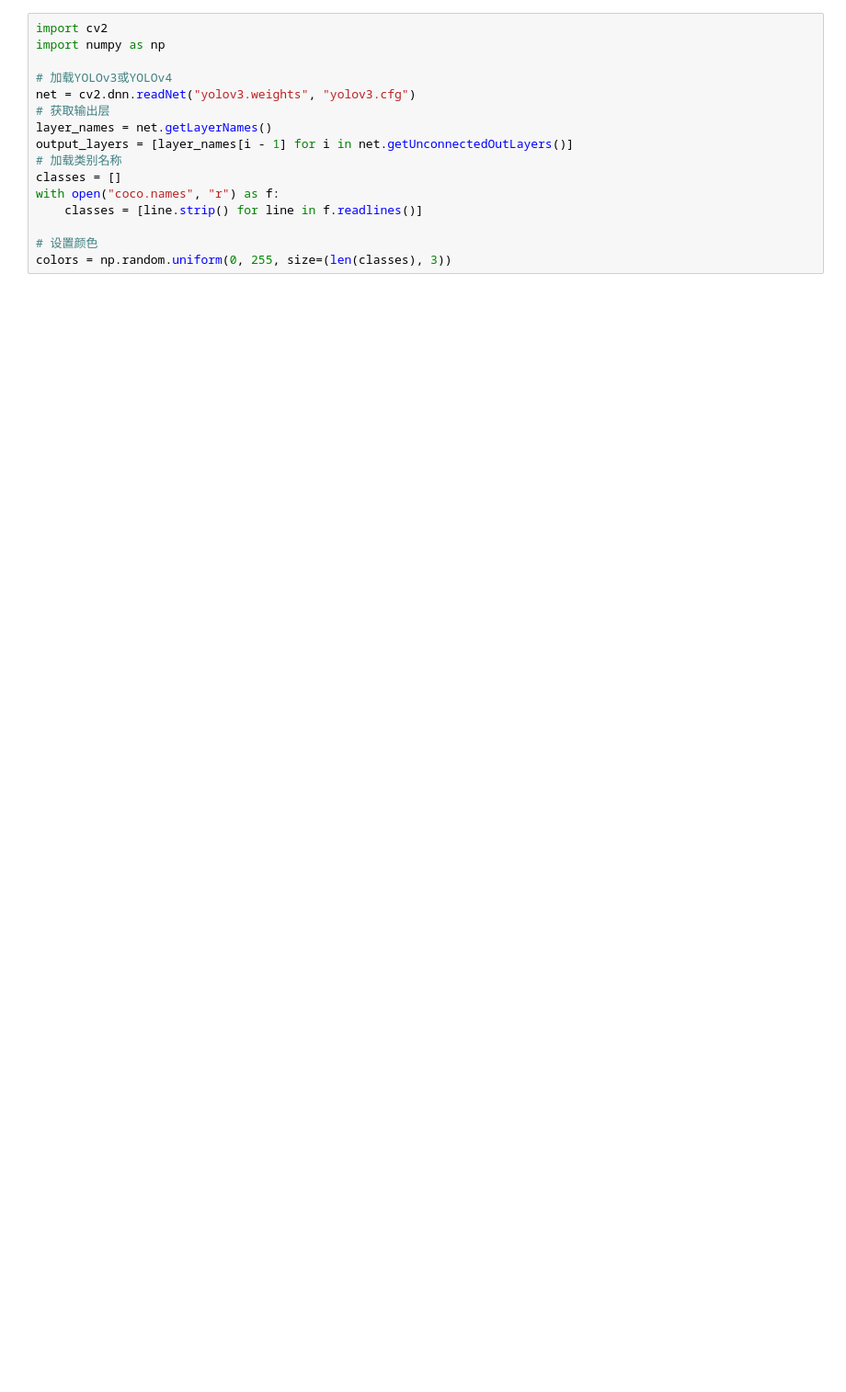
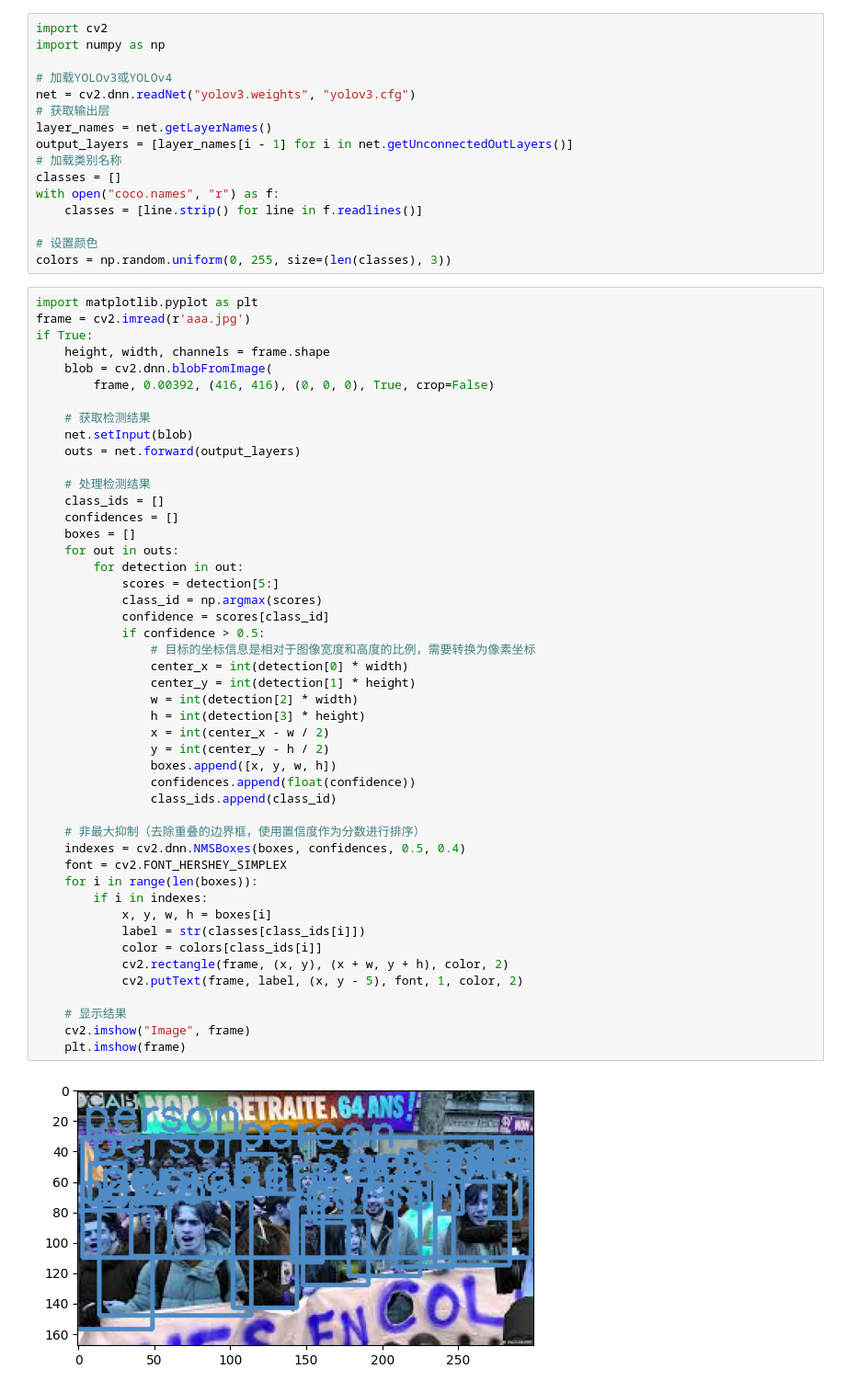
Before and after one commit to manshushu/edifice, a Jupyter notebook: machine_learning/yolo/gaijin.ipynb, the cells around one changed output. Shown at 92% size. Drawn from its saved outputs; the diff is of its cells as text; blank space fills up the shorter version.

```diff
--- a/machine_learning/yolo/gaijin.ipynb
+++ b/machine_learning/yolo/gaijin.ipynb
@@ -176,6 +14,55 @@ with open("coco.names", "r") as f:
 
 # 设置颜色
 colors = np.random.uniform(0, 255, size=(len(classes), 3))
+# %%
+import matplotlib.pyplot as plt
+frame = cv2.imread(r'aaa.jpg')
+if True:
+    height, width, channels = frame.shape
+    blob = cv2.dnn.blobFromImage(
+        frame, 0.00392, (416, 416), (0, 0, 0), True, crop=False)
+
+    # 获取检测结果
+    net.setInput(blob)
+    outs = net.forward(output_layers)
+
+    # 处理检测结果
+    class_ids = []
+    confidences = []
+    boxes = []
+    for out in outs:
+        for detection in out:
+            scores = detection[5:]
+            class_id = np.argmax(scores)
+            confidence = scores[class_id]
+            if confidence > 0.5:
+                # 目标的坐标信息是相对于图像宽度和高度的比例，需要转换为像素坐标
+                center_x = int(detection[0] * width)
+                center_y = int(detection[1] * height)
+                w = int(detection[2] * width)
+                h = int(detection[3] * height)
+                x = int(center_x - w / 2)
+                y = int(center_y - h / 2)
+                boxes.append([x, y, w, h])
+                confidences.append(float(confidence))
+                class_ids.append(class_id)
+
+    # 非最大抑制（去除重叠的边界框，使用置信度作为分数进行排序）
+    indexes = cv2.dnn.NMSBoxes(boxes, confidences, 0.5, 0.4)
+    font = cv2.FONT_HERSHEY_SIMPLEX
+    for i in range(len(boxes)):
+        if i in indexes:
+            x, y, w, h = boxes[i]
+            label = str(classes[class_ids[i]])
+            color = colors[class_ids[i]]
+            cv2.rectangle(frame, (x, y), (x + w, y + h), color, 2)
+            cv2.putText(frame, label, (x, y - 5), font, 1, color, 2)
+
+    # 显示结果
+    cv2.imshow("Image", frame)
+    plt.imshow(frame)
+# %% [output]
+[figure, added]
 # %%
 cap = cv2.VideoCapture(0)
 while True:
```
Also changed, not shown: parts of 3 cells of this notebook, 14 other files.
